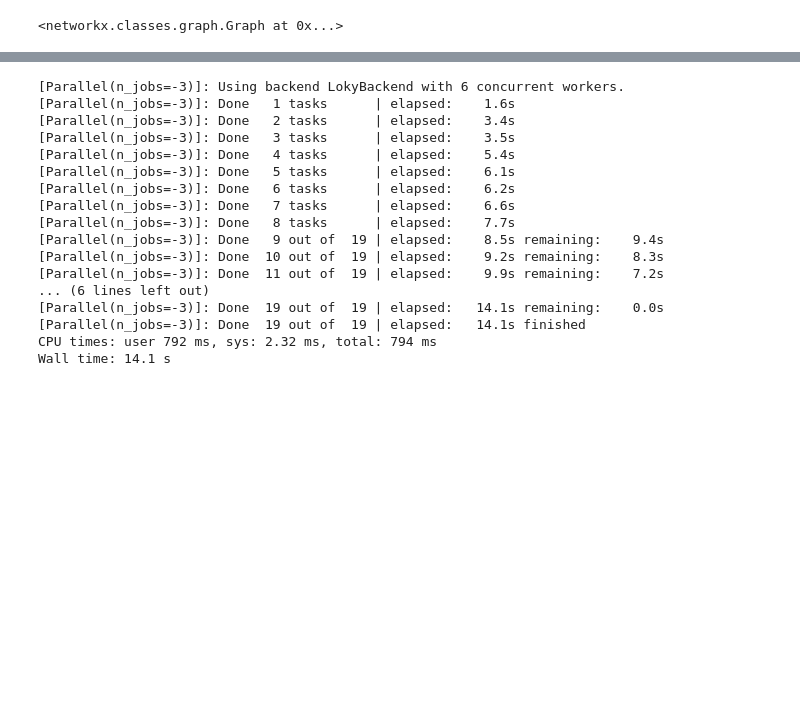
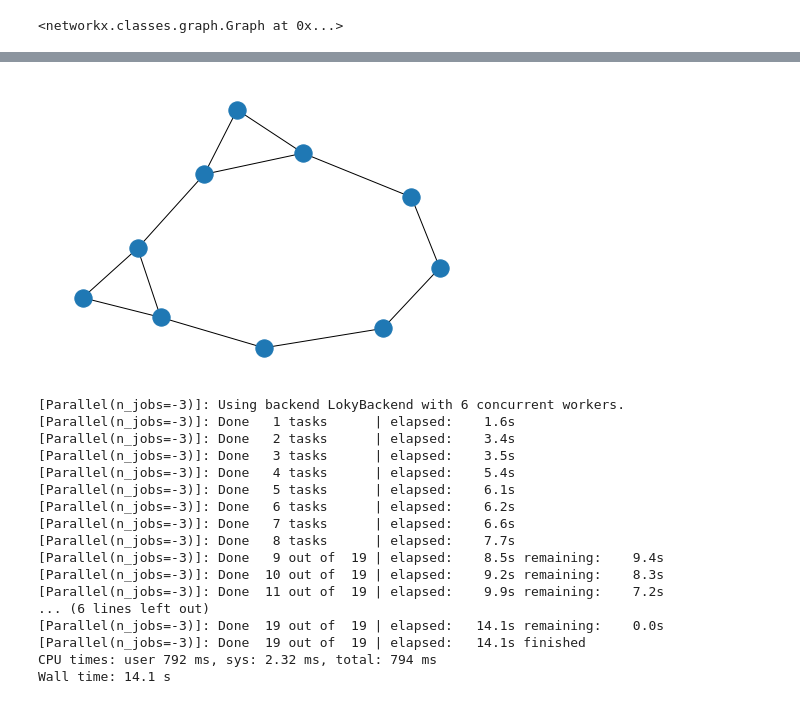
Before and after one commit to ELitvinova/bacc, a Jupyter notebook: algo_check_reachable.ipynb, the cells around one changed output, grey strips where cells are left out. Cells and saved outputs as stored; diff of their text form; code cells hidden in the pictures; blank space fills up the shorter version.

```diff
--- a/algo_check_reachable.ipynb
+++ b/algo_check_reachable.ipynb
@@ -354,3 +419,9 @@ from pymatgen.io.babel import BabelMolAdaptor
+# %%
+dataset.data["subgraph"] = subgraphs
+# %%
+nx.draw(dataset[21].subgraph)
+# %% [output]
+[figure, added]
 # %%
 def check_all_groups(groups, data, checker):
     all_adjs = {}
```
Also changed, not shown: parts of 104 cells of this notebook, 2 other files.
